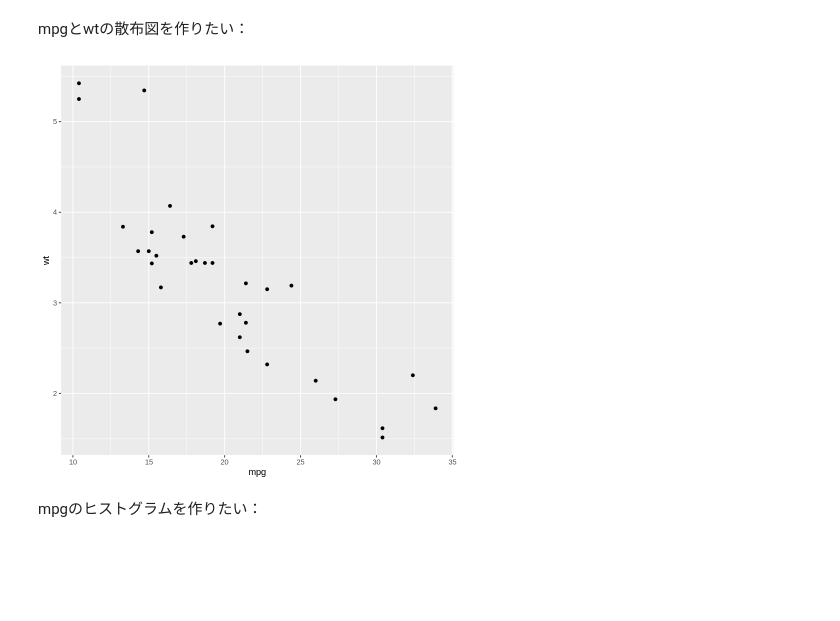
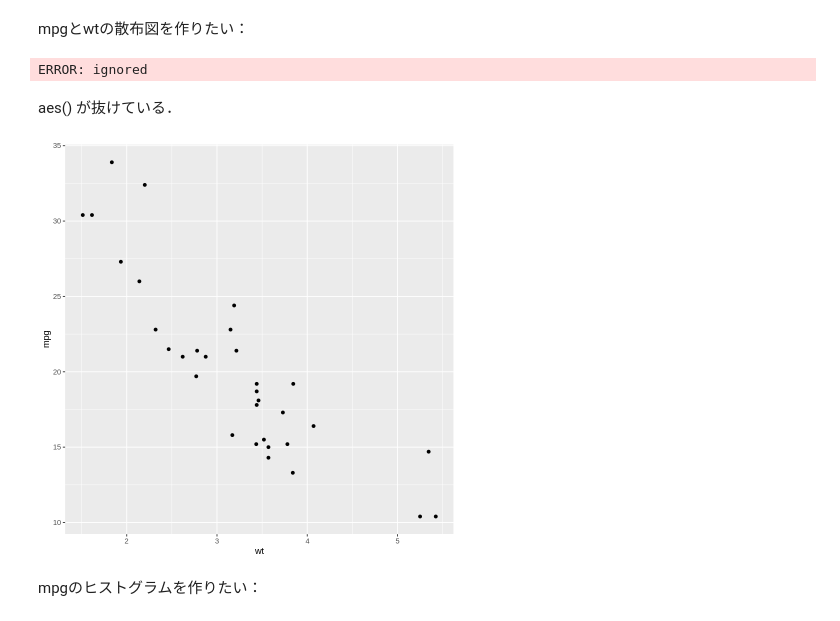
Before and after one commit to tskmr/BS, a Jupyter notebook: ex0613.ipynb, the cells around one changed output. Cells and saved outputs as stored; diff of their text form; code cells hidden in the pictures; blank space fills up the shorter version.

```diff
--- a/ex0613.ipynb
+++ b/ex0613.ipynb
@@ -65,9 +73,17 @@ length(colnames(mtcars))
 [1] 11
 # %% [markdown]
 mpgとwtの散布図を作りたい：
-# %%
-mtcars %>% ggplot(aes(mpg, wt)) + geom_point()
-# %% [output]
-[figure, removed]
+# %%
+ggplot(data = mtcars) +
+    geom_point(y = mpg, x = wt)
+# %% [output]
+ERROR: ignored
+# %% [markdown]
+aes() が抜けている．
+# %%
+ggplot(data = mtcars) +
+    geom_point(aes(y = mpg, x = wt))
+# %% [output]
+[figure, added]
 # %% [markdown]
 mpgのヒストグラムを作りたい：
```
Also changed, not shown: parts of 35 cells of this notebook.
